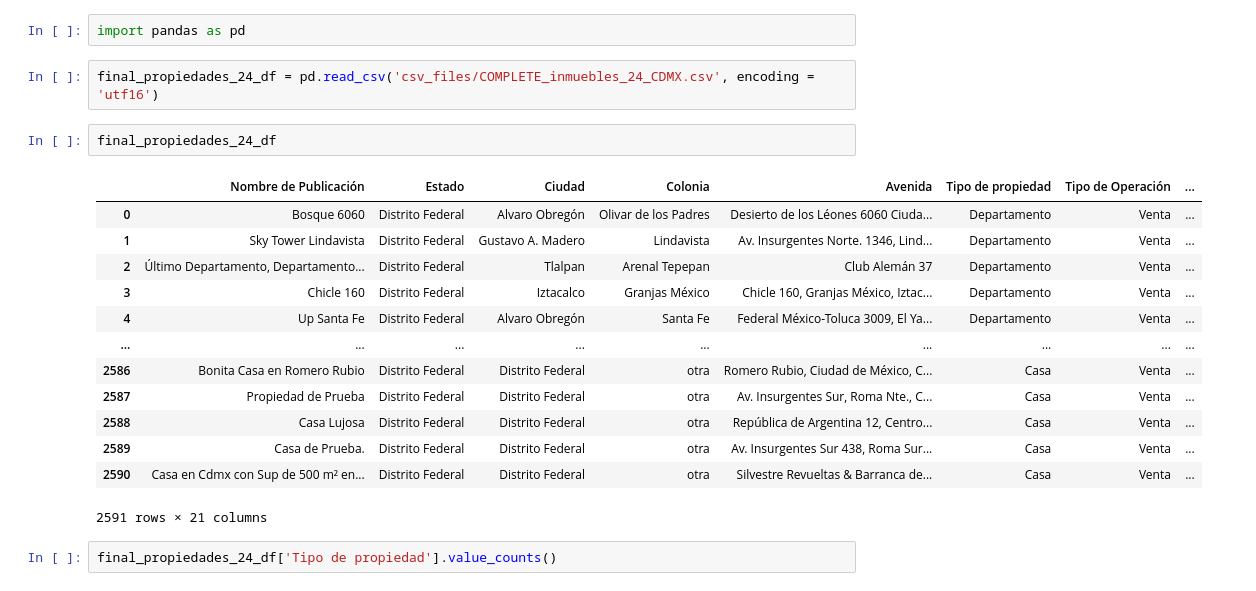
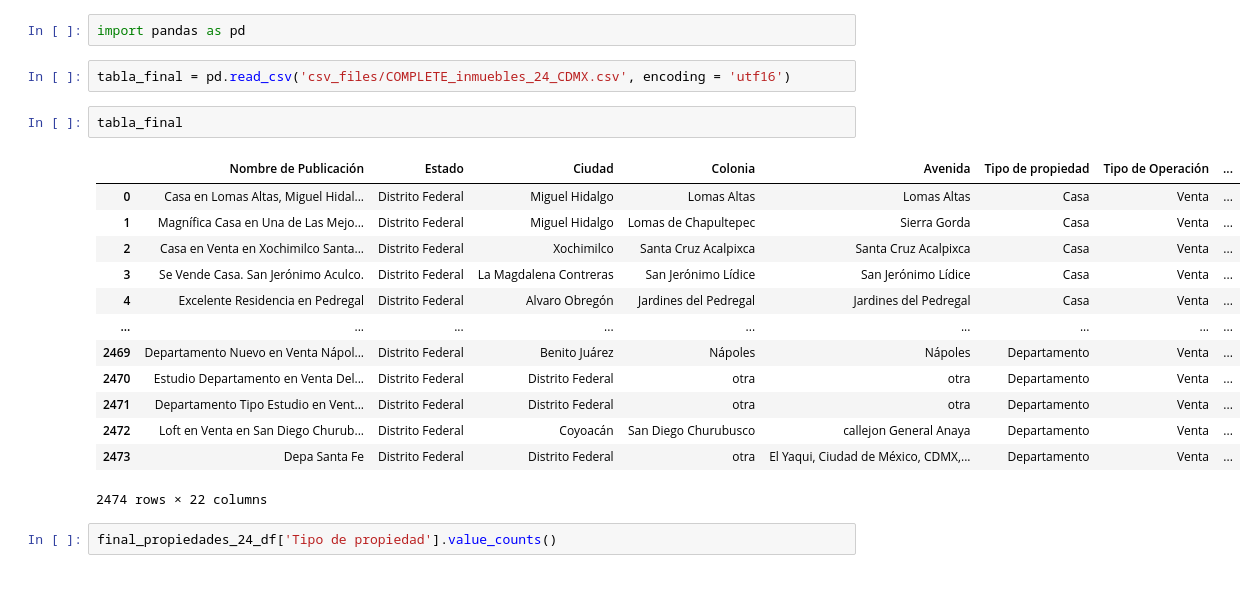
Before and after one commit to trezeget-1/meli_project, a Jupyter notebook: Inmuebles 24 - ETL.ipynb, the cells around one changed output. Saved outputs shown, nothing was run; the diff lists cells and outputs as text.

```diff
--- a/Inmuebles 24 - ETL.ipynb
+++ b/Inmuebles 24 - ETL.ipynb
@@ -633,23 +633,23 @@ final_propiedades_24_df
 # %%
 import pandas as pd
 # %%
-final_propiedades_24_df = pd.read_csv('csv_files/COMPLETE_inmuebles_24_CDMX.csv', encoding = 'utf16')
+tabla_final = pd.read_csv('csv_files/COMPLETE_inmuebles_24_CDMX.csv', encoding = 'utf16')
-# %%
-final_propiedades_24_df
-# %% [output]
-|  | Nombre de Publicación | Estado | Ciudad | Colonia | Avenida | Tipo de propiedad | Tipo de Operación | ... |
-| 0 | Bosque 6060 | Distrito Federal | Alvaro Obregón | Olivar de los Padres | Desierto de los Léones 6060 Ciuda... | Departamento | Venta | ... |
-| 1 | Sky Tower Lindavista | Distrito Federal | Gustavo A. Madero | Lindavista | Av. Insurgentes Norte. 1346, Lind... | Departamento | Venta | ... |
-| 2 | Último Departamento, Departamento... | Distrito Federal | Tlalpan | Arenal Tepepan | Club Alemán 37 | Departamento | Venta | ... |
-| 3 | Chicle 160 | Distrito Federal | Iztacalco | Granjas México | Chicle 160, Granjas México, Iztac... | Departamento | Venta | ... |
-| 4 | Up Santa Fe | Distrito Federal | Alvaro Obregón | Santa Fe | Federal México-Toluca 3009, El Ya... | Departamento | Venta | ... |
-| ... | ... | ... | ... | ... | ... | ... | ... | ... |
-| 2586 | Bonita Casa en Romero Rubio | Distrito Federal | Distrito Federal | otra | Romero Rubio, Ciudad de México, C... | Casa | Venta | ... |
-| 2587 | Propiedad de Prueba | Distrito Federal | Distrito Federal | otra | Av. Insurgentes Sur, Roma Nte., C... | Casa | Venta | ... |
-| 2588 | Casa Lujosa | Distrito Federal | Distrito Federal | otra | República de Argentina 12, Centro... | Casa | Venta | ... |
-| 2589 | Casa de Prueba. | Distrito Federal | Distrito Federal | otra | Av. Insurgentes Sur 438, Roma Sur... | Casa | Venta | ... |
-| 2590 | Casa en Cdmx con Sup de 500 m² en... | Distrito Federal | Distrito Federal | otra | Silvestre Revueltas & Barranca de... | Casa | Venta | ... |
-2591 rows × 21 columns
+# %%
+tabla_final
+# %% [output]
+|  | Nombre de Publicación | Estado | Ciudad | Colonia | Avenida | Tipo de propiedad | Tipo de Operación | ... |
+| 0 | Casa en Lomas Altas, Miguel Hidal... | Distrito Federal | Miguel Hidalgo | Lomas Altas | Lomas Altas | Casa | Venta | ... |
+| 1 | Magnífica Casa en Una de Las Mejo... | Distrito Federal | Miguel Hidalgo | Lomas de Chapultepec | Sierra Gorda | Casa | Venta | ... |
+| 2 | Casa en Venta en Xochimilco Santa... | Distrito Federal | Xochimilco | Santa Cruz Acalpixca | Santa Cruz Acalpixca | Casa | Venta | ... |
+| 3 | Se Vende Casa. San Jerónimo Aculco. | Distrito Federal | La Magdalena Contreras | San Jerónimo Lídice | San Jerónimo Lídice | Casa | Venta | ... |
+| 4 | Excelente Residencia en Pedregal | Distrito Federal | Alvaro Obregón | Jardines del Pedregal | Jardines del Pedregal | Casa | Venta | ... |
+| ... | ... | ... | ... | ... | ... | ... | ... | ... |
+| 2469 | Departamento Nuevo en Venta Nápol... | Distrito Federal | Benito Juárez | Nápoles | Nápoles | Departamento | Venta | ... |
+| 2470 | Estudio Departamento en Venta Del... | Distrito Federal | Distrito Federal | otra | otra | Departamento | Venta | ... |
+| 2471 | Departamento Tipo Estudio en Vent... | Distrito Federal | Distrito Federal | otra | otra | Departamento | Venta | ... |
+| 2472 | Loft en Venta en San Diego Churub... | Distrito Federal | Coyoacán | San Diego Churubusco | callejon General Anaya | Departamento | Venta | ... |
+| 2473 | Depa Santa Fe | Distrito Federal | Distrito Federal | otra | El Yaqui, Ciudad de México, CDMX,... | Departamento | Venta | ... |
+2474 rows × 22 columns
 # %%
 final_propiedades_24_df['Tipo de propiedad'].value_counts()
 # %% [output]
```
Also changed, not shown: parts of 2 cells of this notebook, 2 other files.
